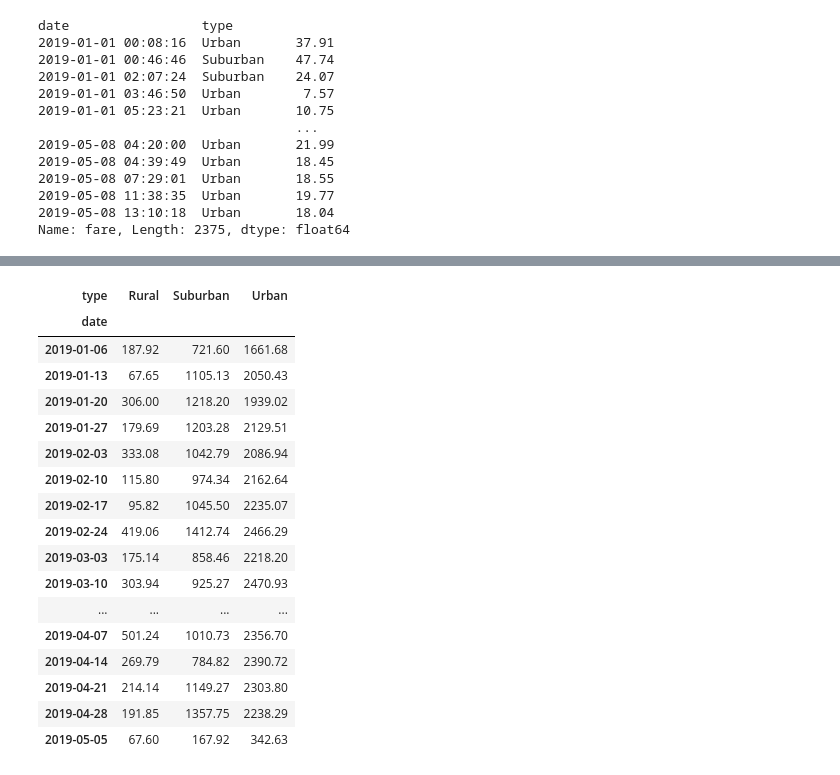
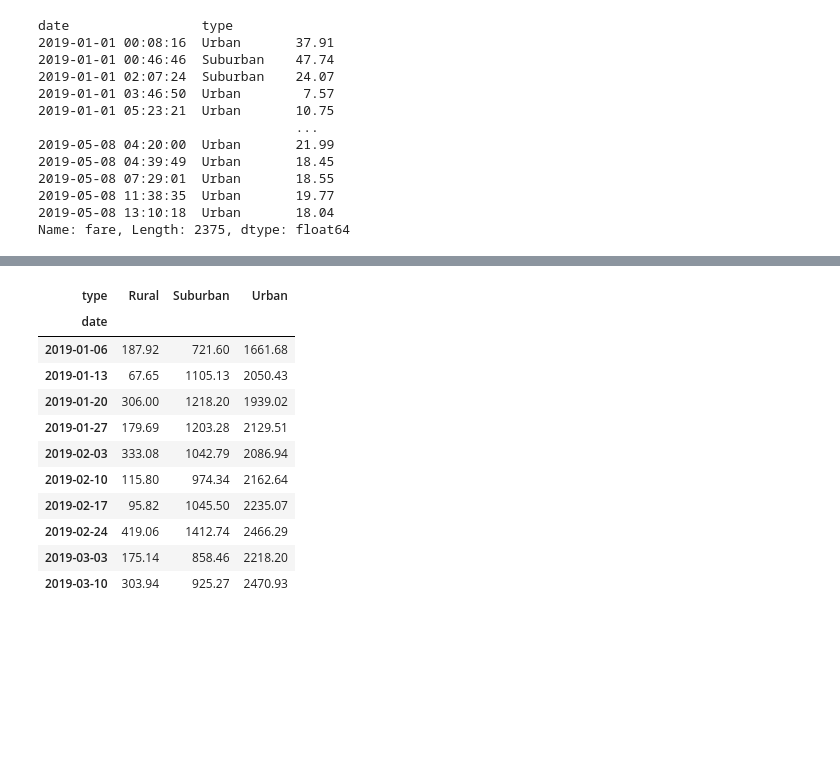
Before and after one commit to hjx2019/PyBer_Analysis, a Jupyter notebook: PyBer_Challenge_starter_code.ipynb, the cells around one changed output, grey strips where cells are left out. Saved outputs shown, nothing was run; the diff lists cells and outputs as text; code cells hidden in the pictures; blank space fills up the shorter version.

```diff
--- a/PyBer_Challenge_starter_code.ipynb
+++ b/PyBer_Challenge_starter_code.ipynb
@@ -193,26 +203,20 @@ memory usage: 69.3 KB
 # %%
 # 8. Create a new DataFrame using the "resample()" function by week 'W' and get the sum of the fares for each week.
 fare_resample_df = fare_pvt_2019.resample('W').sum()
-fare_resample_df
+fare_resample_df.head(10)
 # %% [output]
 | type | Rural | Suburban | Urban |
 | date |  |  |  |
 | 2019-01-06 | 187.92 | 721.60 | 1661.68 |
 | 2019-01-13 | 67.65 | 1105.13 | 2050.43 |
 | 2019-01-20 | 306.00 | 1218.20 | 1939.02 |
 | 2019-01-27 | 179.69 | 1203.28 | 2129.51 |
 | 2019-02-03 | 333.08 | 1042.79 | 2086.94 |
 | 2019-02-10 | 115.80 | 974.34 | 2162.64 |
 | 2019-02-17 | 95.82 | 1045.50 | 2235.07 |
 | 2019-02-24 | 419.06 | 1412.74 | 2466.29 |
 | 2019-03-03 | 175.14 | 858.46 | 2218.20 |
 | 2019-03-10 | 303.94 | 925.27 | 2470.93 |
-| ... | ... | ... | ... |
-| 2019-04-07 | 501.24 | 1010.73 | 2356.70 |
-| 2019-04-14 | 269.79 | 784.82 | 2390.72 |
-| 2019-04-21 | 214.14 | 1149.27 | 2303.80 |
-| 2019-04-28 | 191.85 | 1357.75 | 2238.29 |
-| 2019-05-05 | 67.60 | 167.92 | 342.63 |
 # %%
 # 8. Using the object-oriented interface method, plot the resample DataFrame using the df.plot() function.
 fare_resample_df.plot(figsize = (16,6), title = "2019 Jan-Apr Weekly Fare by City Type",
```
Also changed, not shown: parts of 13 cells of this notebook, 10 other files.
